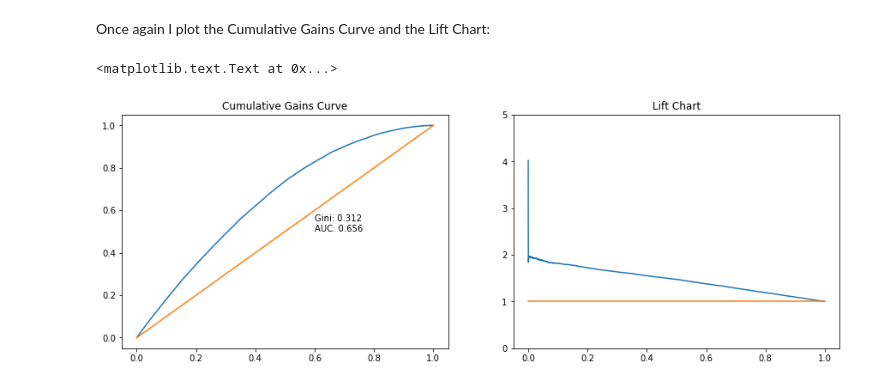
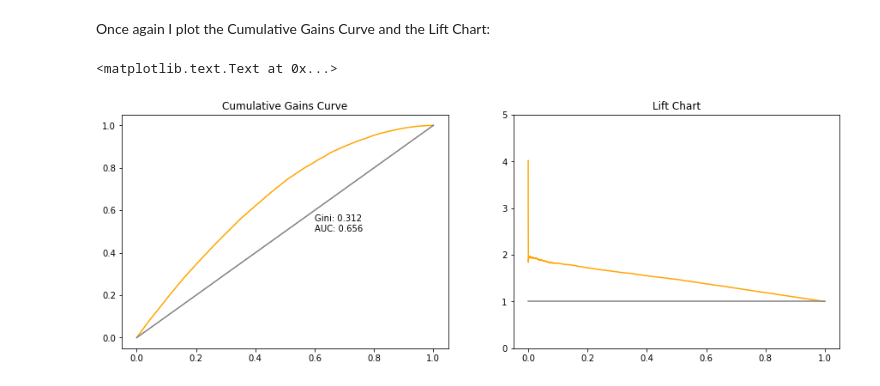
Before and after one commit to Strabes/InsurancePythonAnalytics, a Jupyter notebook: ML Classifier Tutorial.ipynb, the cells around one changed output. Cells and saved outputs as stored; diff of their text form; code cells hidden in the pictures.

```diff
--- a/ML Classifier Tutorial.ipynb
+++ b/ML Classifier Tutorial.ipynb
@@ -141,3 +145,7 @@ from sklearn.linear_model import LogisticRegressionCV
 clf_l1_LR = LogisticRegressionCV(penalty='l2', tol=0.01)
 clf_l1_LR.fit(X_train_scaled.values, Y_train.values)
 clf_l1_LR_preds = clf_l1_LR.predict_proba(X_test_scaled.values)
+# %%
+test['L1-Penalized Logistic Regression Pred'] = clf_l1_LR_preds[:,1]
+newfig = plotData(test[x.featureNames + ['Response','L1-Penalized Logistic Regression Pred']],
+                  ['Response','L1-Penalized Logistic Regression Pred'])
@@ -200,3 +210,7 @@ from sklearn.ensemble import GradientBoostingClassifier
 
 clf = GradientBoostingClassifier(n_estimators=1000, learning_rate=0.1,
     max_depth=1, random_state=0, subsample = 0.75).fit(X_train_scaled.values, Y_train.values)
+# %%
+test['Gradient Boosting Machine Pred'] = clf.predict_proba(X_test_scaled.values)[:,1]
+newfig = plotData(test[x.featureNames + ['Response','Gradient Boosting Machine Pred']],
+                  ['Response','Gradient Boosting Machine Pred'])
@@ -285,3 +301,7 @@ model.fit(X_train_scaled.values,Y_train.values,
           epochs=200, batch_size=1000, verbose=0)
 # %% [output]
 <keras.callbacks.History at 0x...>
+# %%
+test['Feed Forward Neural Network Pred'] = model.predict(X_test_scaled.values)
+newfig = plotData(test[x.featureNames + ['Response','Feed Forward Neural Network Pred']],
+                  ['Response','Feed Forward Neural Network Pred'])
@@ -290,21 +312,21 @@ Once again I plot the Cumulative Gains Curve and the Lift Chart:
 # %%
 testLiftFFN = test.Response.to_frame()
 testLiftFFN['probsFFN'] = model.predict(X_test_scaled.values)
 fig, axes = plt.subplots(1,2,figsize=(15,5))
 tLFFN = testLiftFFN.sort_values('probsFFN', ascending = False).reset_index().Response.cumsum().to_frame()
 tLFFN.index = (1.0*tLFFN.index)/len(tLFFN); tLFFN.Response = tLFFN.Response/tLFFN.Response.max()
 
-axes[0].plot(tLFFN.index,tLFFN.Response)
-axes[0].plot(np.array([0,1]),np.array([0,1]))
+axes[0].plot(tLFFN.index,tLFFN.Response, color = 'orange')
+axes[0].plot(np.array([0,1]),np.array([0,1]), color = 'grey')
 axes[0].set_title('Cumulative Gains Curve')
-axes[1].plot(tLFFN.index, tLFFN.Response/tLFFN.index)
-axes[1].plot(np.array([0,1]),np.array([1,1]))
+axes[1].plot(tLFFN.index, tLFFN.Response/tLFFN.index, color = 'orange')
+axes[1].plot(np.array([0,1]),np.array([1,1]), color = 'grey')
 axes[1].set_title('Lift Chart')
 axes[1].set_ylim([0,5])
 
 axes[0].text(.6,.5,'Gini: {0}\nAUC: {1}'.format(
         round(2*(tLFFN.Response - tLFFN.index).sum()/len(tLFFN),3),
         round(tLFFN.Response.sum()/len(tLFFN),3)))
 # %% [output]
 <matplotlib.text.Text at 0x...>
-[figure, old version]
+[figure, new version]
```
Also changed, not shown: parts of 10 cells of this notebook.
